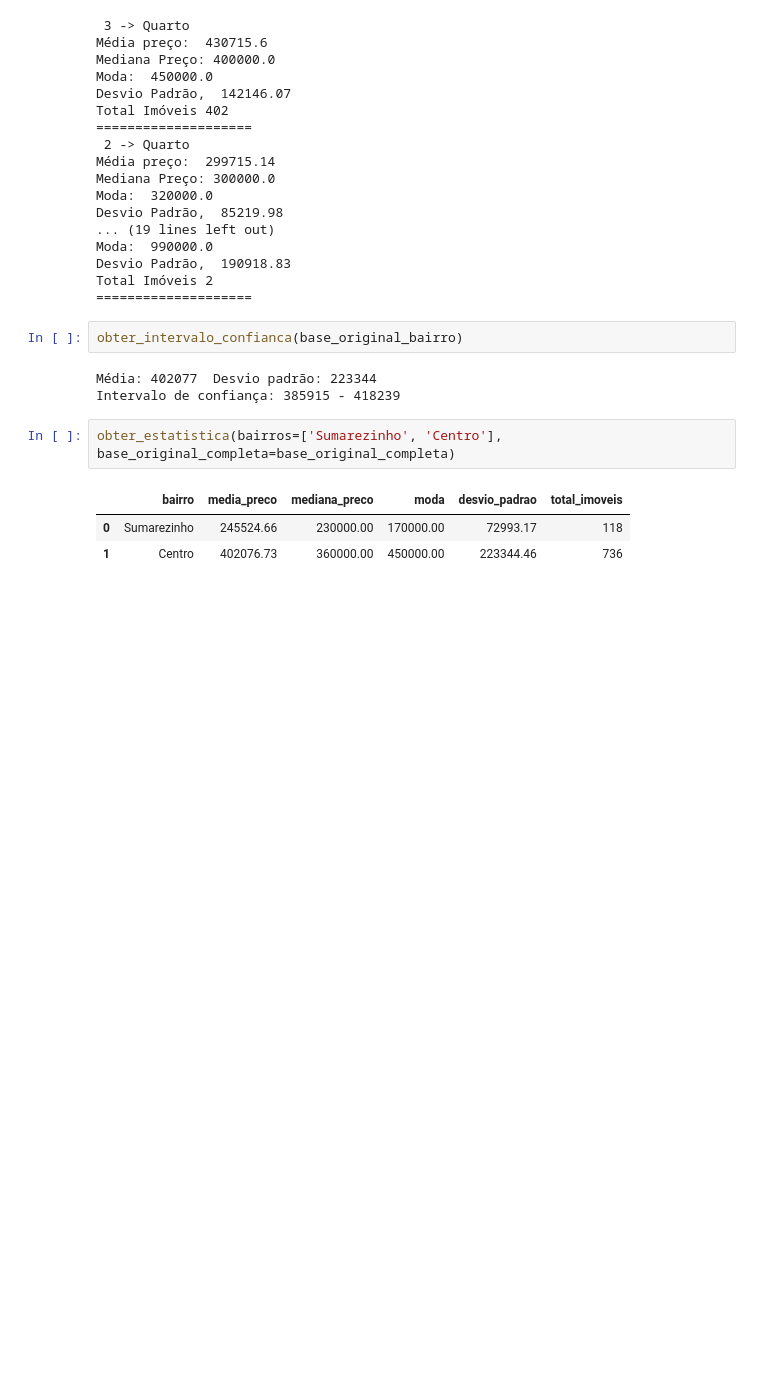
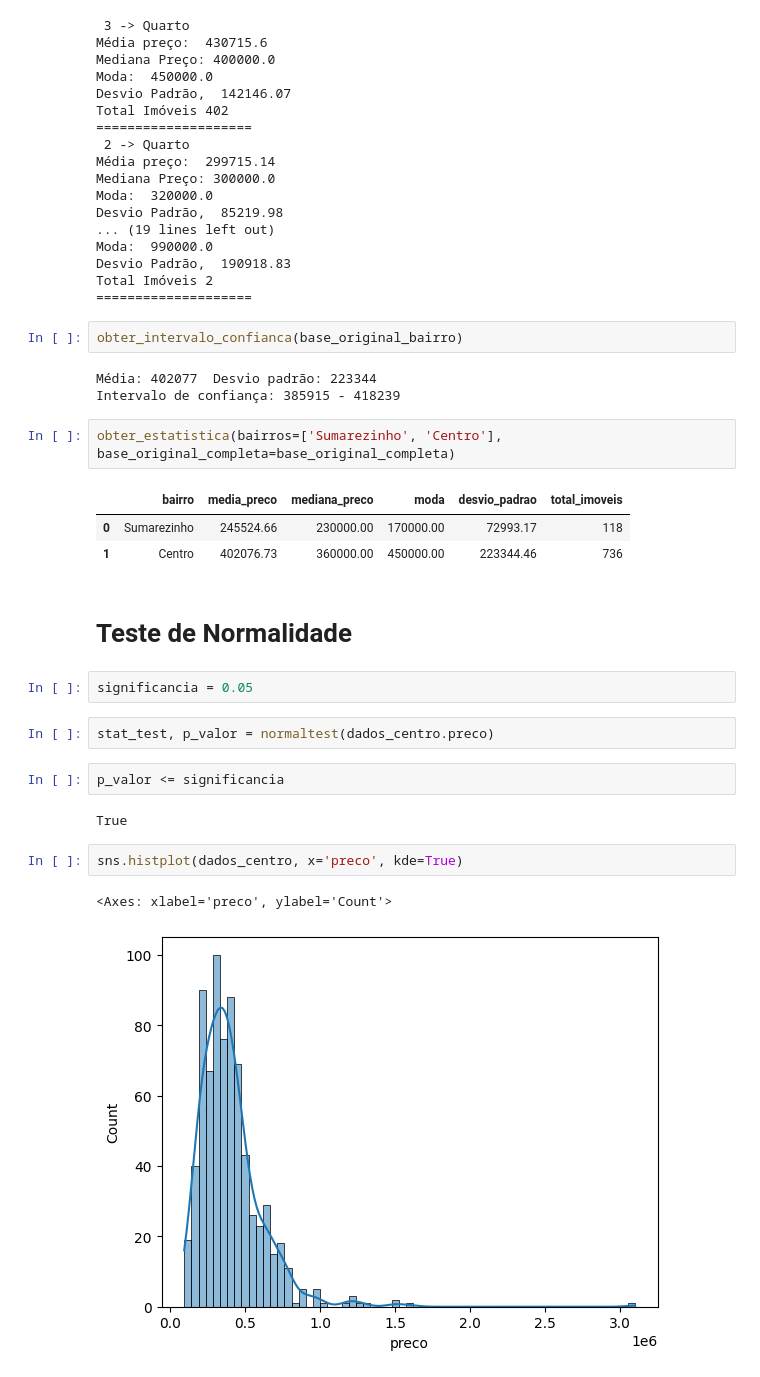
Before and after one commit to rodrigorocha1/extracao_viva_real_selenium, a Jupyter notebook: notebooks_exemplo/visualizacaov2.ipynb, the cells around one changed output. Drawn from its saved outputs; the diff is of its cells as text; blank space fills up the shorter version.

```diff
--- a/notebooks_exemplo/visualizacaov2.ipynb
+++ b/notebooks_exemplo/visualizacaov2.ipynb
@@ -343,3 +368,18 @@ obter_estatistica(bairros=['Sumarezinho', 'Centro'], base_original_completa=base
 |  | bairro | media_preco | mediana_preco | moda | desvio_padrao | total_imoveis |
 | 0 | Sumarezinho | 245524.66 | 230000.00 | 170000.00 | 72993.17 | 118 |
 | 1 | Centro | 402076.73 | 360000.00 | 450000.00 | 223344.46 | 736 |
+# %% [markdown]
+# Teste de Normalidade
+# %%
+significancia = 0.05
+# %%
+stat_test, p_valor = normaltest(dados_centro.preco)
+# %%
+p_valor <= significancia
+# %% [output]
+True
+# %%
+sns.histplot(dados_centro, x='preco', kde=True)
+# %% [output]
+<Axes: xlabel='preco', ylabel='Count'>
+[figure, added]
```
Also changed, not shown: parts of 19 cells of this notebook.
